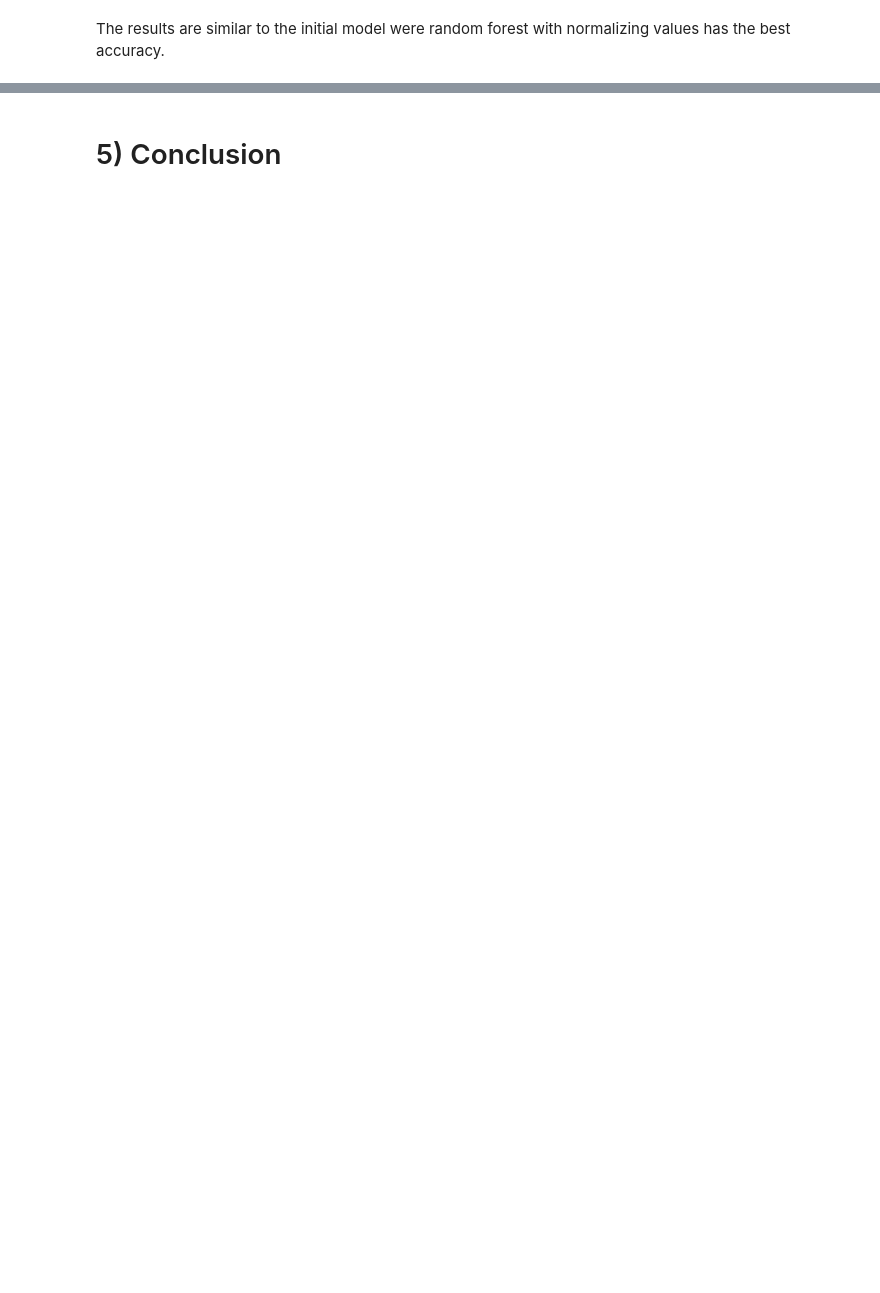
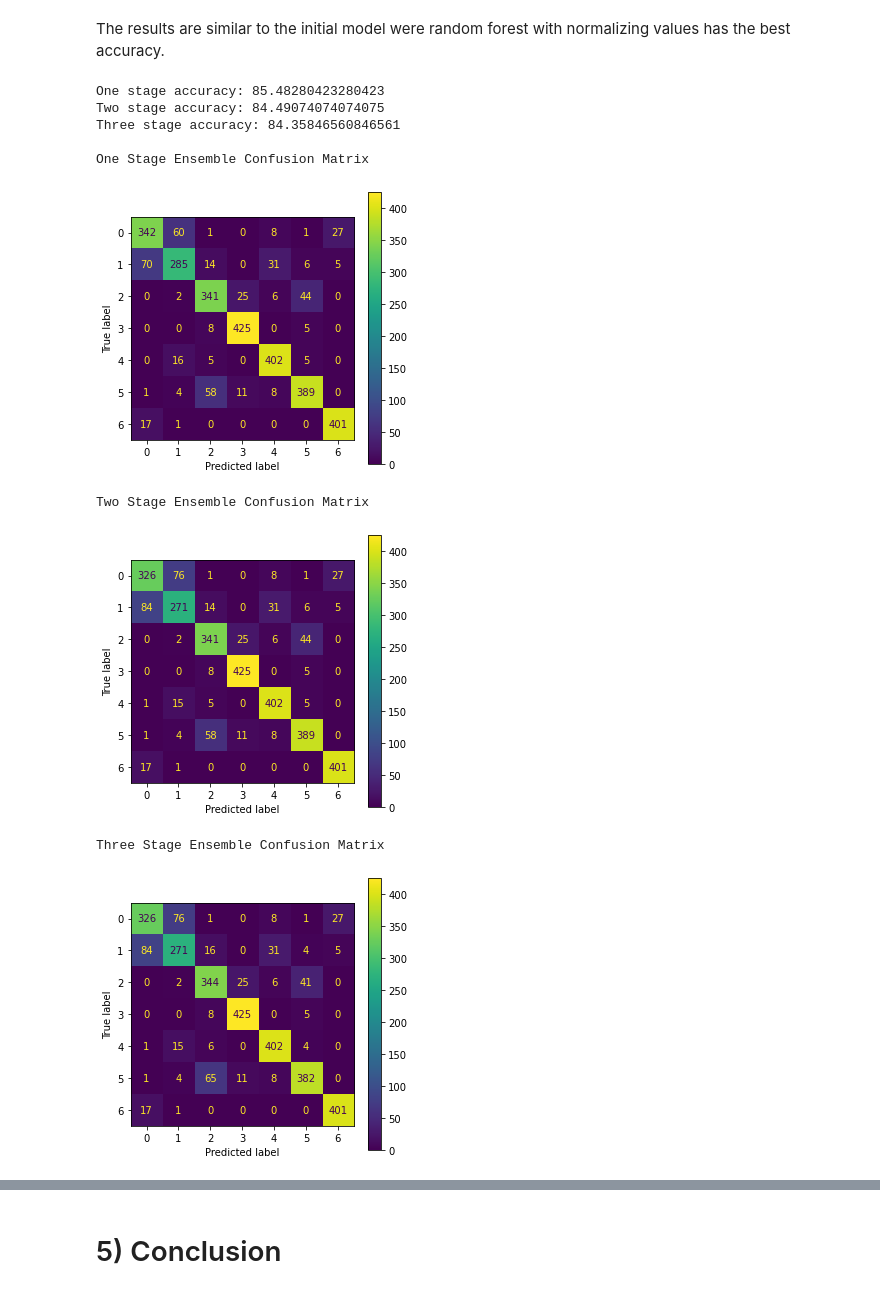
Before and after one commit to sams-data/mids-w207_9_sp22_forest_cover_classification, a Jupyter notebook: Submissions/bridwell_carmeli_hand_stephens_final_project.ipynb, the cells around one changed output, grey strips where cells are left out. Cells and saved outputs as stored; diff of their text form; code cells hidden in the pictures; blank space fills up the shorter version.

```diff
--- a/Submissions/bridwell_carmeli_hand_stephens_final_project.ipynb
+++ b/Submissions/bridwell_carmeli_hand_stephens_final_project.ipynb
@@ -1232,13 +1266,5 @@ performance_summary = preprocessing_methods(train_data=train_data_subset,
 # %% [markdown]
 The results are similar to the initial model were random forest with normalizing values has the best accuracy.
-# %%
-train_data_subset, train_labels_subset, dev_data_subset, dev_labels_subset = get_subset([3,6])
-
-param_search('RandomForest',
-             train_data=normalize_values(train_data_subset, scaler_type = 'StandardScaler'),
-             dev_data=normalize_values(dev_data_subset, scaler_type = 'StandardScaler'),
-             train_labels=train_labels_subset,
-             dev_labels=dev_labels_subset)
 # %%
 def ensemble_stage_model():
     """
@@ -1250,33 +1276,22 @@ def ensemble_stage_model():
     Makes prediction using model 2 & 3 if model 1 prediction falls in either of the subset pairs.
     """
 
+
     train_data_norm = normalize_values(train_data, scaler_type = 'StandardScaler')
     dev_data_norm = normalize_values(dev_data, scaler_type = 'StandardScaler')
 
 
     # stage 1
-    model_1 = RandomForestClassifier(
-                criterion = 'entropy',
-                max_depth = None,
-                max_features = 'auto',
-                n_estimators= 150,
-                random_state=0
-            )
-    model_1.fit(train_data_norm, train_labels)
-    model_1_pred  = model_1.predict(dev_data_norm)
+    model_1 = RandomForestClassifier(random_state=0)
+    model_1.fit(train_data_norm[:,best_feature_idx], train_labels)
+    model_1_pred  = model_1.predict(dev_data_norm[:,best_feature_idx])
 
     # stage 2
     subset_condition = [1,2]
     train_data_subset, train_labels_subset, dev_data_subset, dev_labels_subset = get_subset(classes=subset_condition,
                                                                                             train_data=train_data,
                                                                                             dev_data=dev_data)
-    model_2 = RandomForestClassifier(
-                criterion = 'gini',
-                max_depth = None,
-                max_features = 'auto',
-                n_estimators= 50,
-                random_state=0
-            )
+    model_2 = RandomForestClassifier(random_state=0)
     model_2.fit(train_data_subset, train_labels_subset)
     model_2_pred  = model_2.predict(dev_data)
 
@@ -1285,13 +1300,7 @@ def ensemble_stage_model():
     train_data_subset, train_labels_subset, dev_data_subset, dev_labels_subset = get_subset(classes=subset_condition,
                                                                                             train_data=train_data,
                                                                                             dev_data=dev_data)
-    model_3 = RandomForestClassifier(
-                criterion = 'gini',
-                max_depth = None,
-                max_features = 'auto',
-                n_estimators= 150,
-                random_state=0
-            )
+    model_3 = RandomForestClassifier(random_state=0)
     model_3.fit(train_data_subset, train_labels_subset)
     model_3_pred  = model_3.predict(dev_data)
 
@@ -1301,33 +1310,44 @@ def ensemble_stage_model():
     model_2_stage_pred = np.array([])
     model_3_stage_pred = np.array([])
 
-    for idx, value in enumerate(et_1_pred):
+    for idx, value in enumerate(model_1_pred):
 
         if value in [1,2]:
             model_2_stage_pred = np.append(model_2_stage_pred, model_2_pred[idx])
             model_3_stage_pred = np.append(model_3_stage_pred, model_2_pred[idx])
         elif value in [3,6]:
             model_2_stage_pred = np.append(model_2_stage_pred, model_1_pred[idx])
             model_3_stage_pred = np.append(model_3_stage_pred, model_3_pred[idx])
         else:
             model_2_stage_pred = np.append(model_2_stage_pred, model_1_pred[idx])
             model_3_stage_pred = np.append(model_3_stage_pred, model_1_pred[idx])
 
 
     # calculate accuracies
     model_1_accuracy = (metrics.accuracy_score(dev_labels, model_1_pred)*100)
     print(f'One stage accuracy: {model_1_accuracy}')
     model_2_stage_accuracy = (metrics.accuracy_score(dev_labels, model_2_stage_pred)*100)
     print(f'Two stage accuracy: {model_2_stage_accuracy}')
     model_3_stage_accuracy = (metrics.accuracy_score(dev_labels, model_3_stage_pred)*100)
     print(f'Three stage accuracy: {model_3_stage_accuracy}')
 
     # plot confusion matrices
     print('\nOne Stage Ensemble Confusion Matrix')
     plot_confusion_matrix(dev_labels, model_1_pred)
     print('\nTwo Stage Ensemble Confusion Matrix')
     plot_confusion_matrix(dev_labels, model_2_stage_pred)
     print('\nThree Stage Ensemble Confusion Matrix')
     plot_confusion_matrix(dev_labels, model_3_stage_pred)
 
 ensemble_stage_model()
+# %% [output]
+One stage accuracy: 85.48280423280423
+Two stage accuracy: 84.49074074074075
+Three stage accuracy: 84.35846560846561
+
+One Stage Ensemble Confusion Matrix
+[figure, added]
+Two Stage Ensemble Confusion Matrix
+[figure, added]
+Three Stage Ensemble Confusion Matrix
+[figure, added]
```
Also changed, not shown: parts of 15 cells of this notebook.
